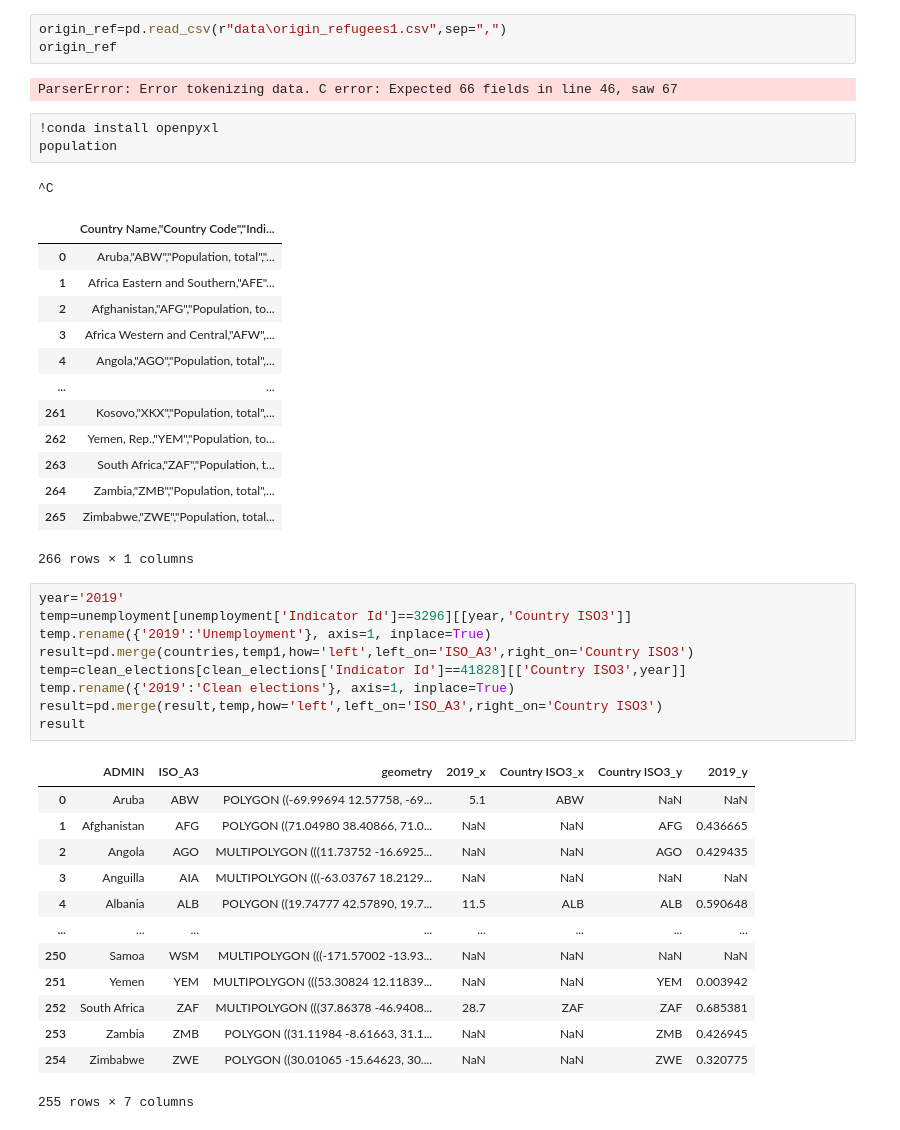
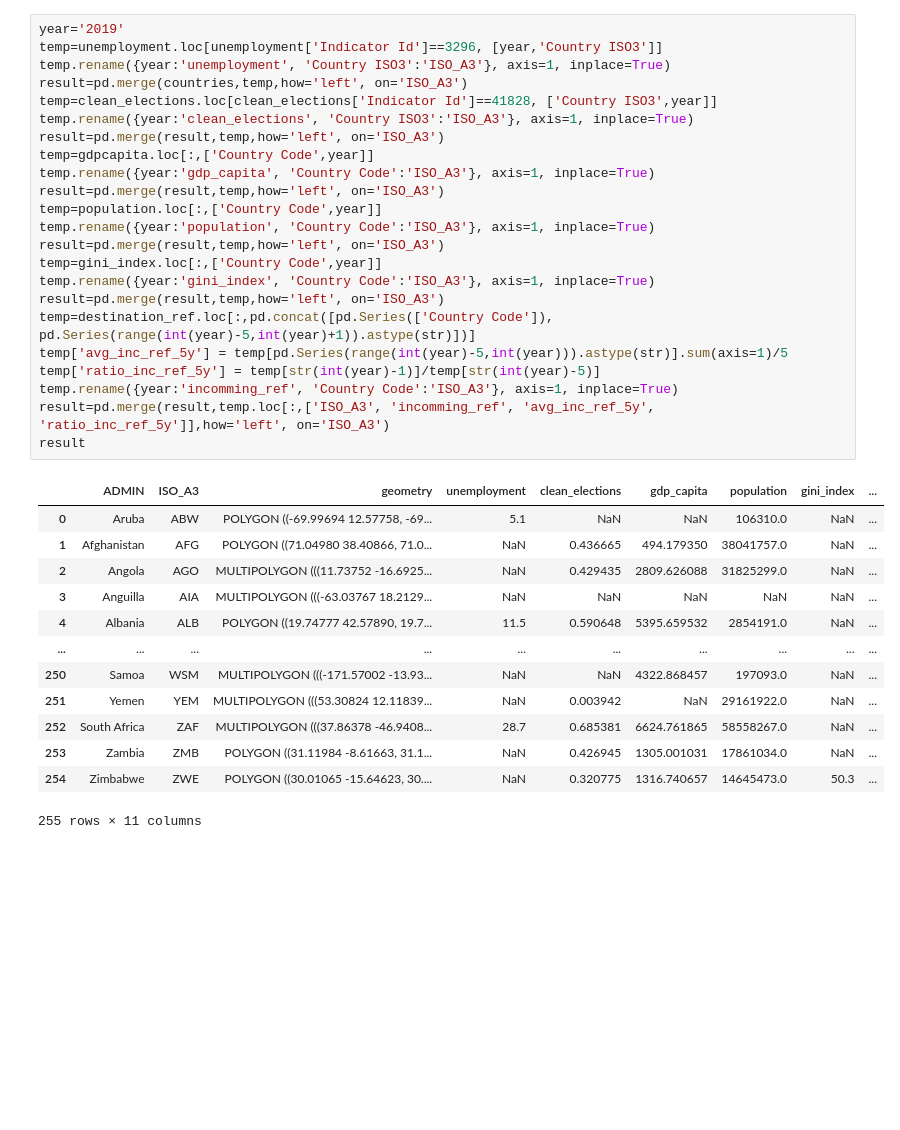
Before and after one commit to manolis1217/Outlier-detection-tool, a Jupyter notebook: python_script.ipynb, the cells around one changed output. Drawn from its saved outputs; the diff is of its cells as text; blank space fills up the shorter version.

```diff
--- a/python_script.ipynb
+++ b/python_script.ipynb
@@ -30,46 +14,37 @@ gdpcapita
-# %%
-origin_ref=pd.read_csv(r"data\origin_refugees1.csv",sep=",")
-origin_ref
-# %% [output]
-ParserError: Error tokenizing data. C error: Expected 66 fields in line 46, saw 67
-# %%
-!conda install openpyxl
-population
-# %% [output]
-^C
-|  | Country Name,"Country Code","Indi... |
-| 0 | Aruba,"ABW","Population, total","... |
-| 1 | Africa Eastern and Southern,"AFE"... |
-| 2 | Afghanistan,"AFG","Population, to... |
-| 3 | Africa Western and Central,"AFW",... |
-| 4 | Angola,"AGO","Population, total",... |
-| ... | ... |
-| 261 | Kosovo,"XKX","Population, total",... |
-| 262 | Yemen, Rep.,"YEM","Population, to... |
-| 263 | South Africa,"ZAF","Population, t... |
-| 264 | Zambia,"ZMB","Population, total",... |
-| 265 | Zimbabwe,"ZWE","Population, total... |
-266 rows × 1 columns
 # %%
 year='2019'
-temp=unemployment[unemployment['Indicator Id']==3296][[year,'Country ISO3']]
-temp.rename({'2019':'Unemployment'}, axis=1, inplace=True)
-result=pd.merge(countries,temp1,how='left',left_on='ISO_A3',right_on='Country ISO3')
-temp=clean_elections[clean_elections['Indicator Id']==41828][['Country ISO3',year]]
-temp.rename({'2019':'Clean elections'}, axis=1, inplace=True)
-result=pd.merge(result,temp,how='left',left_on='ISO_A3',right_on='Country ISO3')
+temp=unemployment.loc[unemployment['Indicator Id']==3296, [year,'Country ISO3']]
+temp.rename({year:'unemployment', 'Country ISO3':'ISO_A3'}, axis=1, inplace=True)
+result=pd.merge(countries,temp,how='left', on='ISO_A3')
+temp=clean_elections.loc[clean_elections['Indicator Id']==41828, ['Country ISO3',year]]
+temp.rename({year:'clean_elections', 'Country ISO3':'ISO_A3'}, axis=1, inplace=True)
+result=pd.merge(result,temp,how='left', on='ISO_A3')
+temp=gdpcapita.loc[:,['Country Code',year]]
+temp.rename({year:'gdp_capita', 'Country Code':'ISO_A3'}, axis=1, inplace=True)
+result=pd.merge(result,temp,how='left', on='ISO_A3')
+temp=population.loc[:,['Country Code',year]]
+temp.rename({year:'population', 'Country Code':'ISO_A3'}, axis=1, inplace=True)
+result=pd.merge(result,temp,how='left', on='ISO_A3')
+temp=gini_index.loc[:,['Country Code',year]]
+temp.rename({year:'gini_index', 'Country Code':'ISO_A3'}, axis=1, inplace=True)
+result=pd.merge(result,temp,how='left', on='ISO_A3')
+temp=destination_ref.loc[:,pd.concat([pd.Series(['Country Code']), pd.Series(range(int(year)-5,int(year)+1)).astype(str)])]
+temp['avg_inc_ref_5y'] = temp[pd.Series(range(int(year)-5,int(year))).astype(str)].sum(axis=1)/5
+temp['ratio_inc_ref_5y'] = temp[str(int(year)-1)]/temp[str(int(year)-5)]
+temp.rename({year:'incomming_ref', 'Country Code':'ISO_A3'}, axis=1, inplace=True)
+result=pd.merge(result,temp.loc[:,['ISO_A3', 'incomming_ref', 'avg_inc_ref_5y', 'ratio_inc_ref_5y']],how='left', on='ISO_A3')
 result
 # %% [output]
-|  | ADMIN | ISO_A3 | geometry | 2019_x | Country ISO3_x | Country ISO3_y | 2019_y |
-| 0 | Aruba | ABW | POLYGON ((-69.99694 12.57758, -69... | 5.1 | ABW | NaN | NaN |
-| 1 | Afghanistan | AFG | POLYGON ((71.04980 38.40866, 71.0... | NaN | NaN | AFG | 0.436665 |
-| 2 | Angola | AGO | MULTIPOLYGON (((11.73752 -16.6925... | NaN | NaN | AGO | 0.429435 |
-| 3 | Anguilla | AIA | MULTIPOLYGON (((-63.03767 18.2129... | NaN | NaN | NaN | NaN |
-| 4 | Albania | ALB | POLYGON ((19.74777 42.57890, 19.7... | 11.5 | ALB | ALB | 0.590648 |
-| ... | ... | ... | ... | ... | ... | ... | ... |
-| 250 | Samoa | WSM | MULTIPOLYGON (((-171.57002 -13.93... | NaN | NaN | NaN | NaN |
-| 251 | Yemen | YEM | MULTIPOLYGON (((53.30824 12.11839... | NaN | NaN | YEM | 0.003942 |
-| 252 | South Africa | ZAF | MULTIPOLYGON (((37.86378 -46.9408... | 28.7 | ZAF | ZAF | 0.685381 |
-| 253 | Zambia | ZMB | POLYGON ((31.11984 -8.61663, 31.1... | NaN | NaN | ZMB | 0.426945 |
-| 254 | Zimbabwe | ZWE | POLYGON ((30.01065 -15.64623, 30.... | NaN | NaN | ZWE | 0.320775 |
+|  | ADMIN | ISO_A3 | geometry | unemployment | clean_elections | gdp_capita | population | gini_index | ... |
+| 0 | Aruba | ABW | POLYGON ((-69.99694 12.57758, -69... | 5.1 | NaN | NaN | 106310.0 | NaN | ... |
+| 1 | Afghanistan | AFG | POLYGON ((71.04980 38.40866, 71.0... | NaN | 0.436665 | 494.179350 | 38041757.0 | NaN | ... |
+| 2 | Angola | AGO | MULTIPOLYGON (((11.73752 -16.6925... | NaN | 0.429435 | 2809.626088 | 31825299.0 | NaN | ... |
+| 3 | Anguilla | AIA | MULTIPOLYGON (((-63.03767 18.2129... | NaN | NaN | NaN | NaN | NaN | ... |
+| 4 | Albania | ALB | POLYGON ((19.74777 42.57890, 19.7... | 11.5 | 0.590648 | 5395.659532 | 2854191.0 | NaN | ... |
+| ... | ... | ... | ... | ... | ... | ... | ... | ... | ... |
+| 250 | Samoa | WSM | MULTIPOLYGON (((-171.57002 -13.93... | NaN | NaN | 4322.868457 | 197093.0 | NaN | ... |
+| 251 | Yemen | YEM | MULTIPOLYGON (((53.30824 12.11839... | NaN | 0.003942 | NaN | 29161922.0 | NaN | ... |
+| 252 | South Africa | ZAF | MULTIPOLYGON (((37.86378 -46.9408... | 28.7 | 0.685381 | 6624.761865 | 58558267.0 | NaN | ... |
+| 253 | Zambia | ZMB | POLYGON ((31.11984 -8.61663, 31.1... | NaN | 0.426945 | 1305.001031 | 17861034.0 | NaN | ... |
+| 254 | Zimbabwe | ZWE | POLYGON ((30.01065 -15.64623, 30.... | NaN | 0.320775 | 1316.740657 | 14645473.0 | 50.3 | ... |
-255 rows × 7 columns
+255 rows × 11 columns
```
Also changed, not shown: parts of 10 cells of this notebook, 7 other files.
